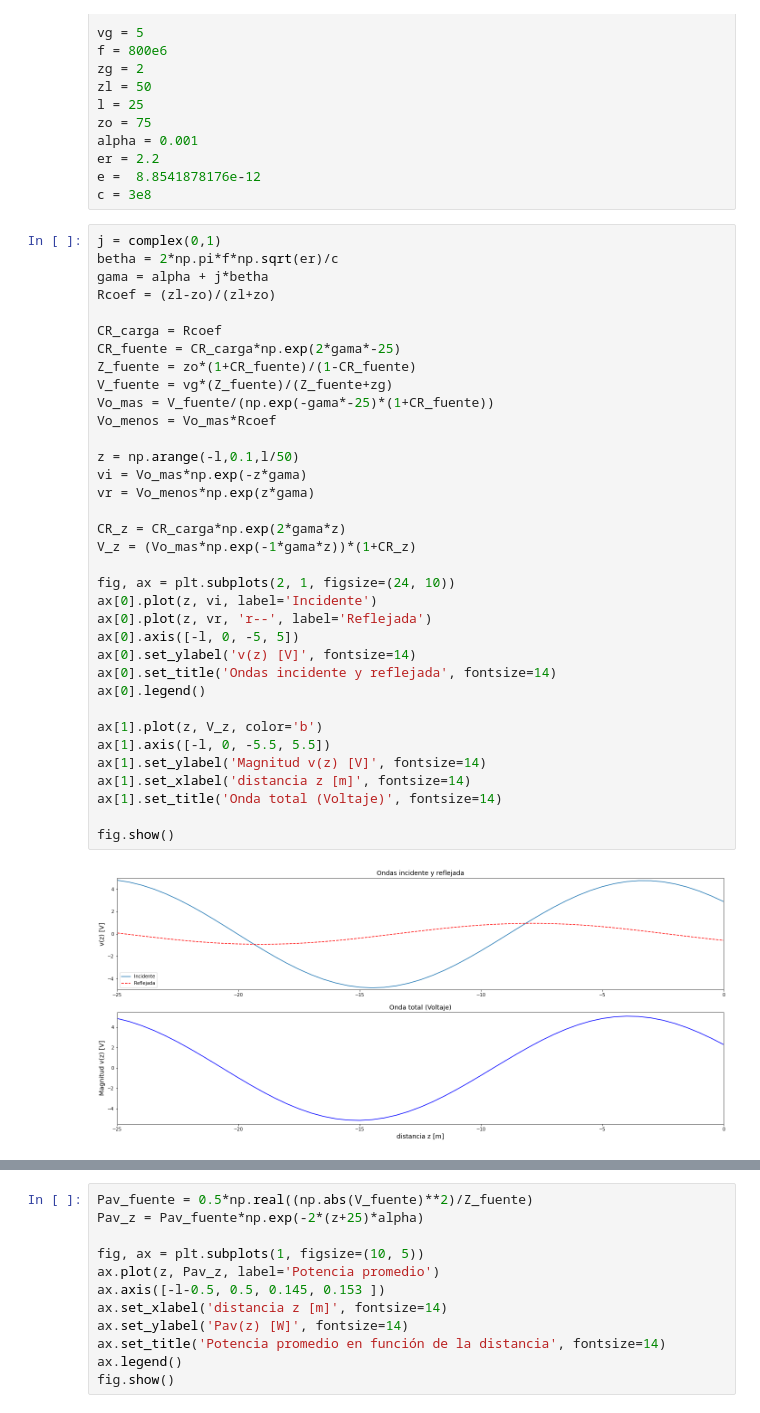
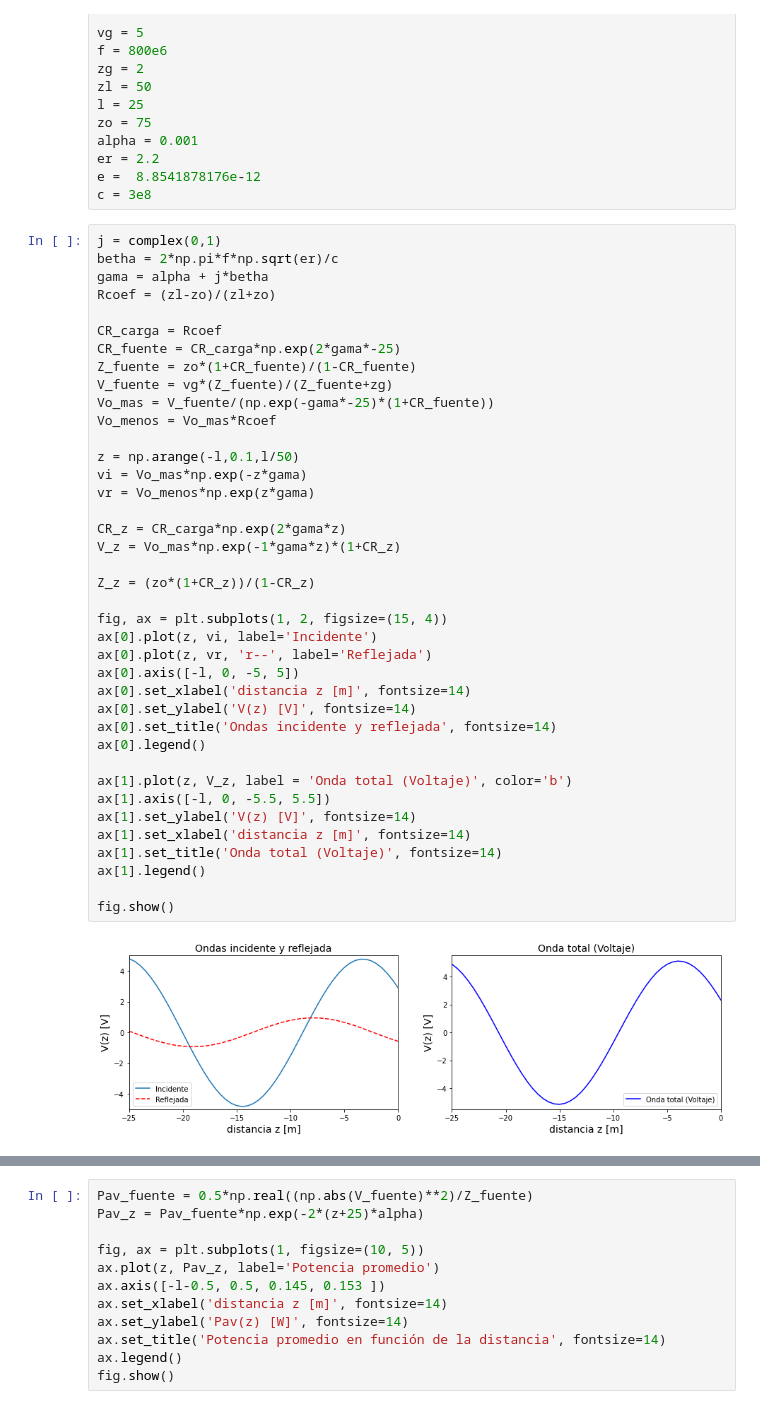
Before and after one commit to luisedu96/TransmisionGuiada, a Jupyter notebook: Actividades/Parametros_lineas_transmision.ipynb, the cells around one changed output, grey strips where cells are left out. Saved outputs shown, nothing was run; the diff lists cells and outputs as text.

```diff
--- a/Actividades/Parametros_lineas_transmision.ipynb
+++ b/Actividades/Parametros_lineas_transmision.ipynb
@@ -55,36 +55,40 @@ c = 3e8
 j = complex(0,1)
 betha = 2*np.pi*f*np.sqrt(er)/c
 gama = alpha + j*betha
 Rcoef = (zl-zo)/(zl+zo)
 
 CR_carga = Rcoef
 CR_fuente = CR_carga*np.exp(2*gama*-25)
 Z_fuente = zo*(1+CR_fuente)/(1-CR_fuente)
 V_fuente = vg*(Z_fuente)/(Z_fuente+zg)
 Vo_mas = V_fuente/(np.exp(-gama*-25)*(1+CR_fuente))
 Vo_menos = Vo_mas*Rcoef
 
 z = np.arange(-l,0.1,l/50)
 vi = Vo_mas*np.exp(-z*gama)
 vr = Vo_menos*np.exp(z*gama)
 
 CR_z = CR_carga*np.exp(2*gama*z)
-V_z = (Vo_mas*np.exp(-1*gama*z))*(1+CR_z)
+V_z = Vo_mas*np.exp(-1*gama*z)*(1+CR_z)
 
-fig, ax = plt.subplots(2, 1, figsize=(24, 10))
+Z_z = (zo*(1+CR_z))/(1-CR_z)
+
+fig, ax = plt.subplots(1, 2, figsize=(15, 4))
 ax[0].plot(z, vi, label='Incidente')
 ax[0].plot(z, vr, 'r--', label='Reflejada')
 ax[0].axis([-l, 0, -5, 5])
-ax[0].set_ylabel('v(z) [V]', fontsize=14)
+ax[0].set_xlabel('distancia z [m]', fontsize=14)
+ax[0].set_ylabel('V(z) [V]', fontsize=14)
 ax[0].set_title('Ondas incidente y reflejada', fontsize=14)
 ax[0].legend()
 
-ax[1].plot(z, V_z, color='b')
+ax[1].plot(z, V_z, label = 'Onda total (Voltaje)', color='b')
 ax[1].axis([-l, 0, -5.5, 5.5])
-ax[1].set_ylabel('Magnitud v(z) [V]', fontsize=14)
+ax[1].set_ylabel('V(z) [V]', fontsize=14)
 ax[1].set_xlabel('distancia z [m]', fontsize=14)
 ax[1].set_title('Onda total (Voltaje)', fontsize=14)
+ax[1].legend()
 
 fig.show()
 # %% [output]
-[figure, old version]
+[figure, new version]
```
Also changed, not shown: parts of 3 cells of this notebook.
